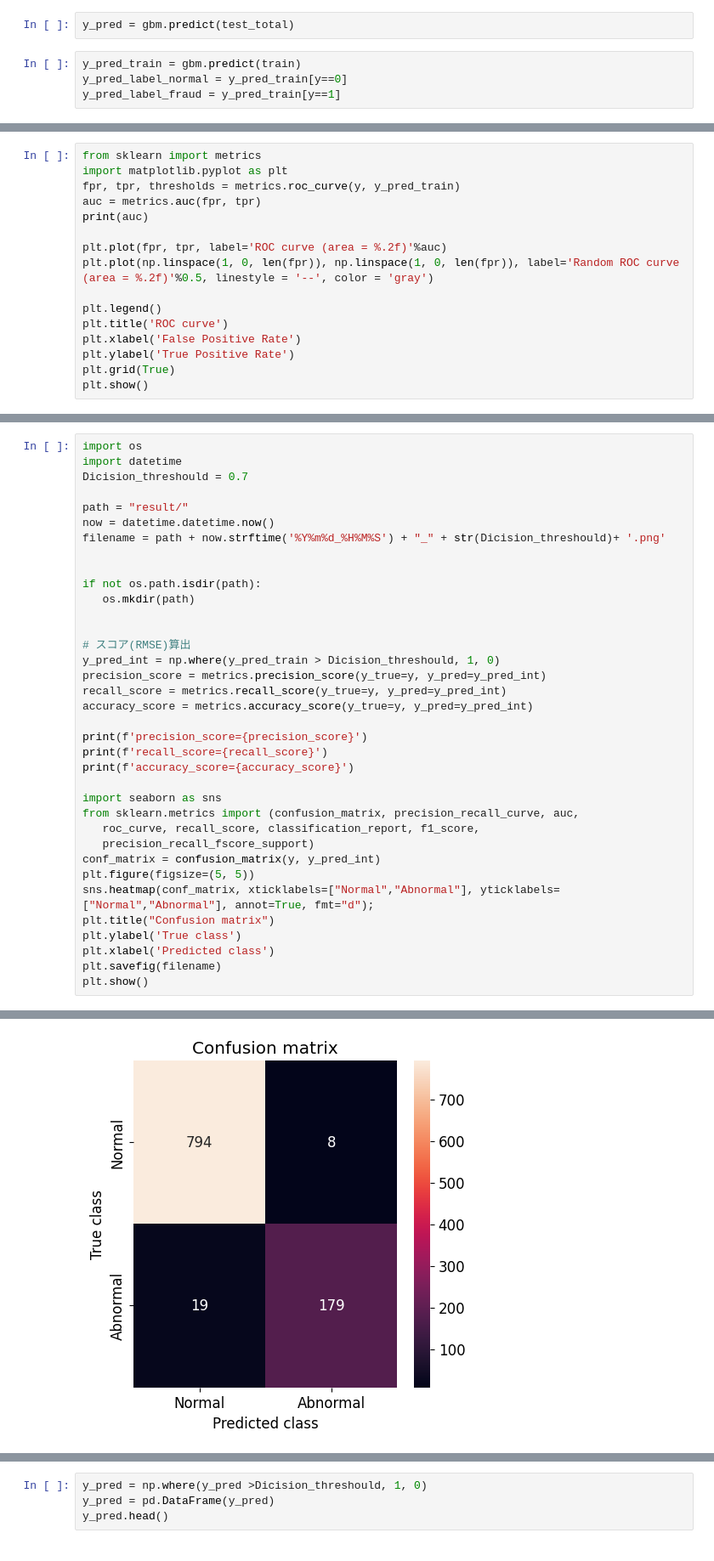
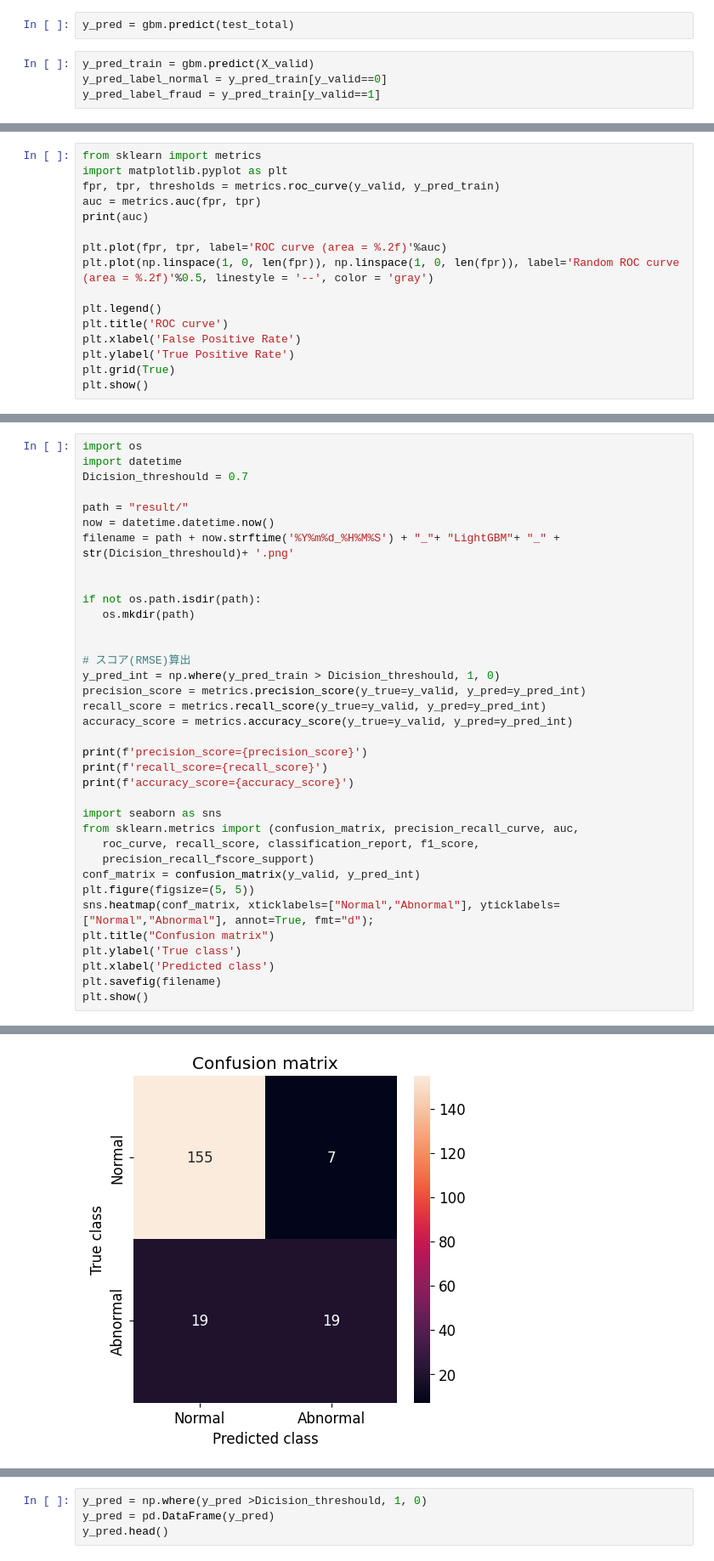
Before and after one commit to ihpolyphe/Kaggle, a Jupyter notebook: heart_failure_prediction/pretreatment_baseline.ipynb, the cells around one changed output, grey strips where cells are left out. Shown at 85% size. Saved outputs shown, nothing was run; the diff lists cells and outputs as text.

```diff
--- a/heart_failure_prediction/pretreatment_baseline.ipynb
+++ b/heart_failure_prediction/pretreatment_baseline.ipynb
@@ -524,7 +633,7 @@ plt.show()
 # %%
 y_pred = gbm.predict(test_total)
 # %%
-y_pred_train = gbm.predict(train)
-y_pred_label_normal = y_pred_train[y==0]
-y_pred_label_fraud = y_pred_train[y==1]
+y_pred_train = gbm.predict(X_valid)
+y_pred_label_normal = y_pred_train[y_valid==0]
+y_pred_label_fraud = y_pred_train[y_valid==1]
 # %%
@@ -573,7 +682,7 @@ lgb.plot_importance(gbm, figsize=(20,10),importance_type='gain')
 # %%
 from sklearn import metrics
 import matplotlib.pyplot as plt
-fpr, tpr, thresholds = metrics.roc_curve(y, y_pred_train)
+fpr, tpr, thresholds = metrics.roc_curve(y_valid, y_pred_train)
 auc = metrics.auc(fpr, tpr)
 print(auc)
 
@@ -596,7 +705,7 @@ Dicision_threshould = 0.7
 
 path = "result/"
 now = datetime.datetime.now()
-filename = path + now.strftime('%Y%m%d_%H%M%S') + "_" + str(Dicision_threshould)+ '.png'
+filename = path + now.strftime('%Y%m%d_%H%M%S') + "_"+ "LightGBM"+ "_" + str(Dicision_threshould)+ '.png'
 
 
 if not os.path.isdir(path):
@@ -605,9 +714,9 @@ if not os.path.isdir(path):
 
 # スコア(RMSE)算出
 y_pred_int = np.where(y_pred_train > Dicision_threshould, 1, 0)
-precision_score = metrics.precision_score(y_true=y, y_pred=y_pred_int)
-recall_score = metrics.recall_score(y_true=y, y_pred=y_pred_int)
-accuracy_score = metrics.accuracy_score(y_true=y, y_pred=y_pred_int)
+precision_score = metrics.precision_score(y_true=y_valid, y_pred=y_pred_int)
+recall_score = metrics.recall_score(y_true=y_valid, y_pred=y_pred_int)
+accuracy_score = metrics.accuracy_score(y_true=y_valid, y_pred=y_pred_int)
 
 print(f'precision_score={precision_score}')
 print(f'recall_score={recall_score}')
@@ -617,7 +726,7 @@ import seaborn as sns
 from sklearn.metrics import (confusion_matrix, precision_recall_curve, auc,
    roc_curve, recall_score, classification_report, f1_score,
    precision_recall_fscore_support)
-conf_matrix = confusion_matrix(y, y_pred_int)
+conf_matrix = confusion_matrix(y_valid, y_pred_int)
 plt.figure(figsize=(5, 5))
 sns.heatmap(conf_matrix, xticklabels=["Normal","Abnormal"], yticklabels=["Normal","Abnormal"], annot=True, fmt="d");
 plt.title("Confusion matrix")
@@ -632,3 +741,3 @@ accuracy_score=0.973
-[figure, old version]
+[figure, new version]
 # %%
 # y_pred = gbm.predict(test_total)
```
Also changed, not shown: parts of 21 cells of this notebook.
